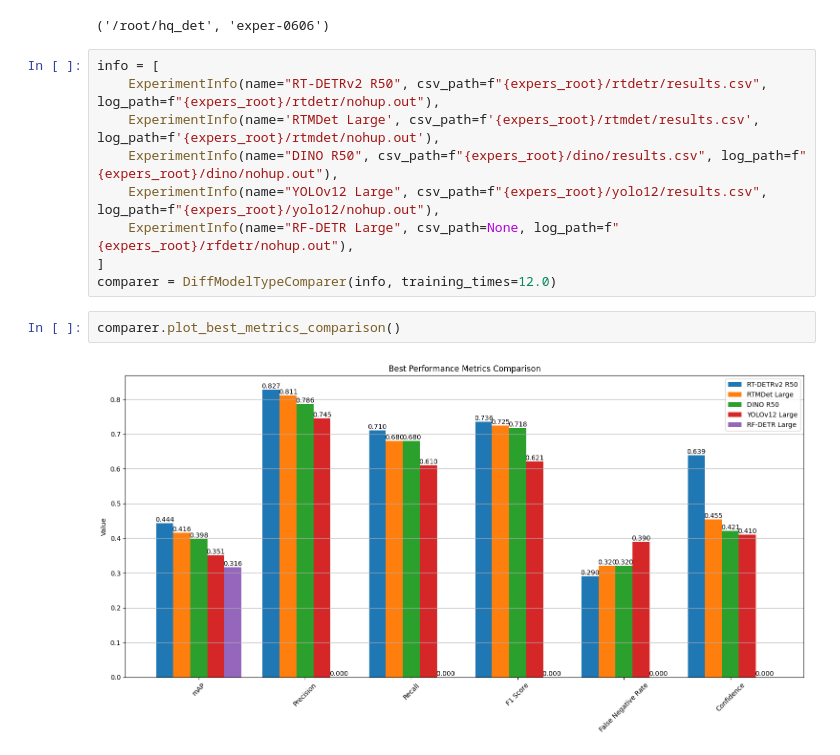
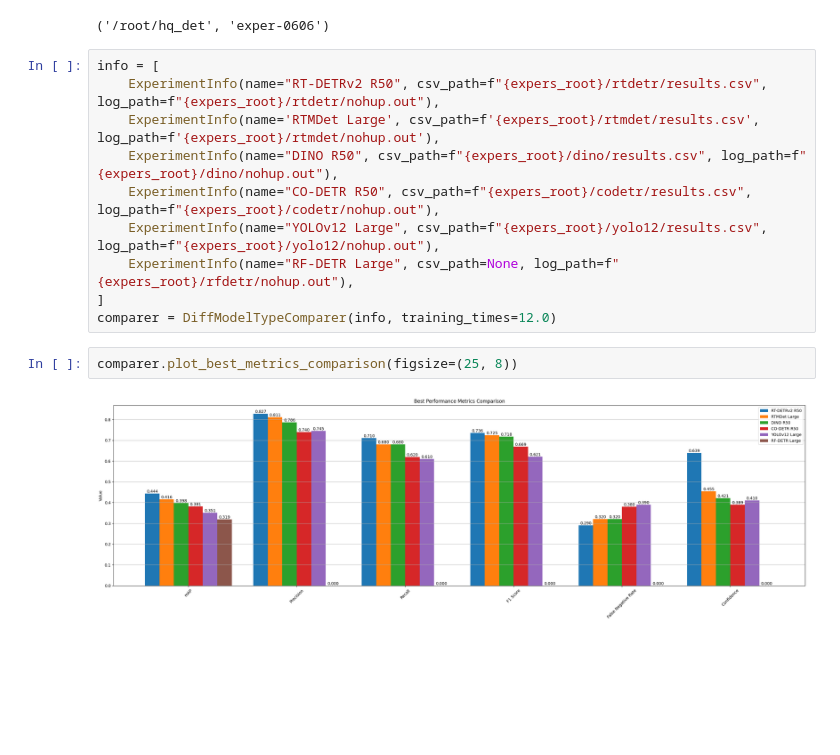
Before and after one commit to magic-visual-plus/hq_det, a Jupyter notebook: benchmark/benchmark.ipynb, the cells around one changed output. Cells and saved outputs as stored; diff of their text form; blank space fills up the shorter version.

Commit message:
Update benchmark notebook: adjust execution counts, add CO-DETR experiment info, and modify plot sizes for better visualization

```diff
--- a/benchmark/benchmark.ipynb
+++ b/benchmark/benchmark.ipynb
@@ -14,14 +14,15 @@ info = [
     ExperimentInfo(name="RT-DETRv2 R50", csv_path=f"{expers_root}/rtdetr/results.csv", log_path=f"{expers_root}/rtdetr/nohup.out"),
     ExperimentInfo(name='RTMDet Large', csv_path=f'{expers_root}/rtmdet/results.csv', log_path=f'{expers_root}/rtmdet/nohup.out'),
     ExperimentInfo(name="DINO R50", csv_path=f"{expers_root}/dino/results.csv", log_path=f"{expers_root}/dino/nohup.out"),
+    ExperimentInfo(name="CO-DETR R50", csv_path=f"{expers_root}/codetr/results.csv", log_path=f"{expers_root}/codetr/nohup.out"),
     ExperimentInfo(name="YOLOv12 Large", csv_path=f"{expers_root}/yolo12/results.csv", log_path=f"{expers_root}/yolo12/nohup.out"),
     ExperimentInfo(name="RF-DETR Large", csv_path=None, log_path=f"{expers_root}/rfdetr/nohup.out"),
 ]
 comparer = DiffModelTypeComparer(info, training_times=12.0)
 # %%
-comparer.plot_best_metrics_comparison()
+comparer.plot_best_metrics_comparison(figsize=(25, 8))
 # %% [output]
-[figure, old version]
+[figure, new version]
 # %%
 comparer.plot_best_metrics_comparison(
     figsize=(25, 8),
```
Also changed, not shown: parts of 3 cells of this notebook.
